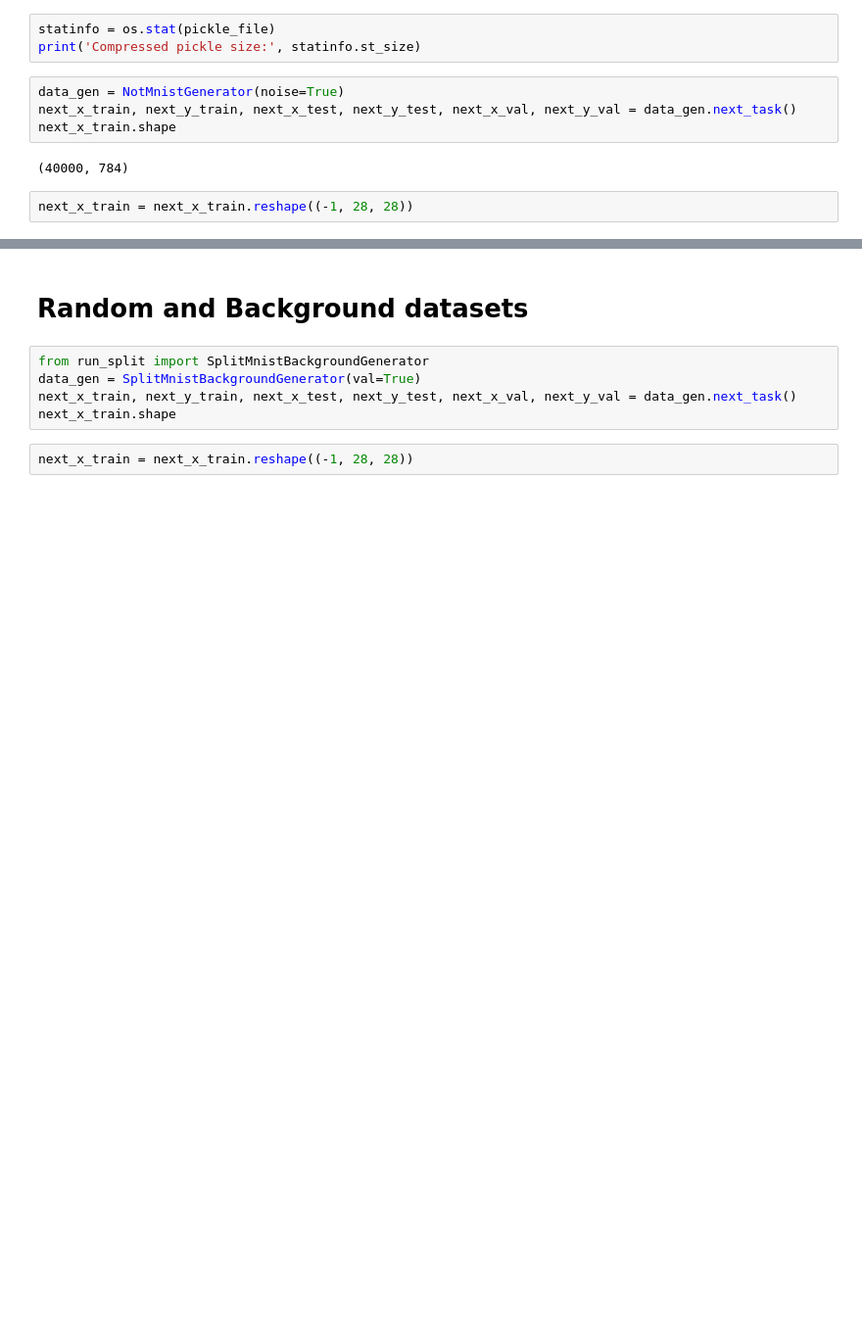
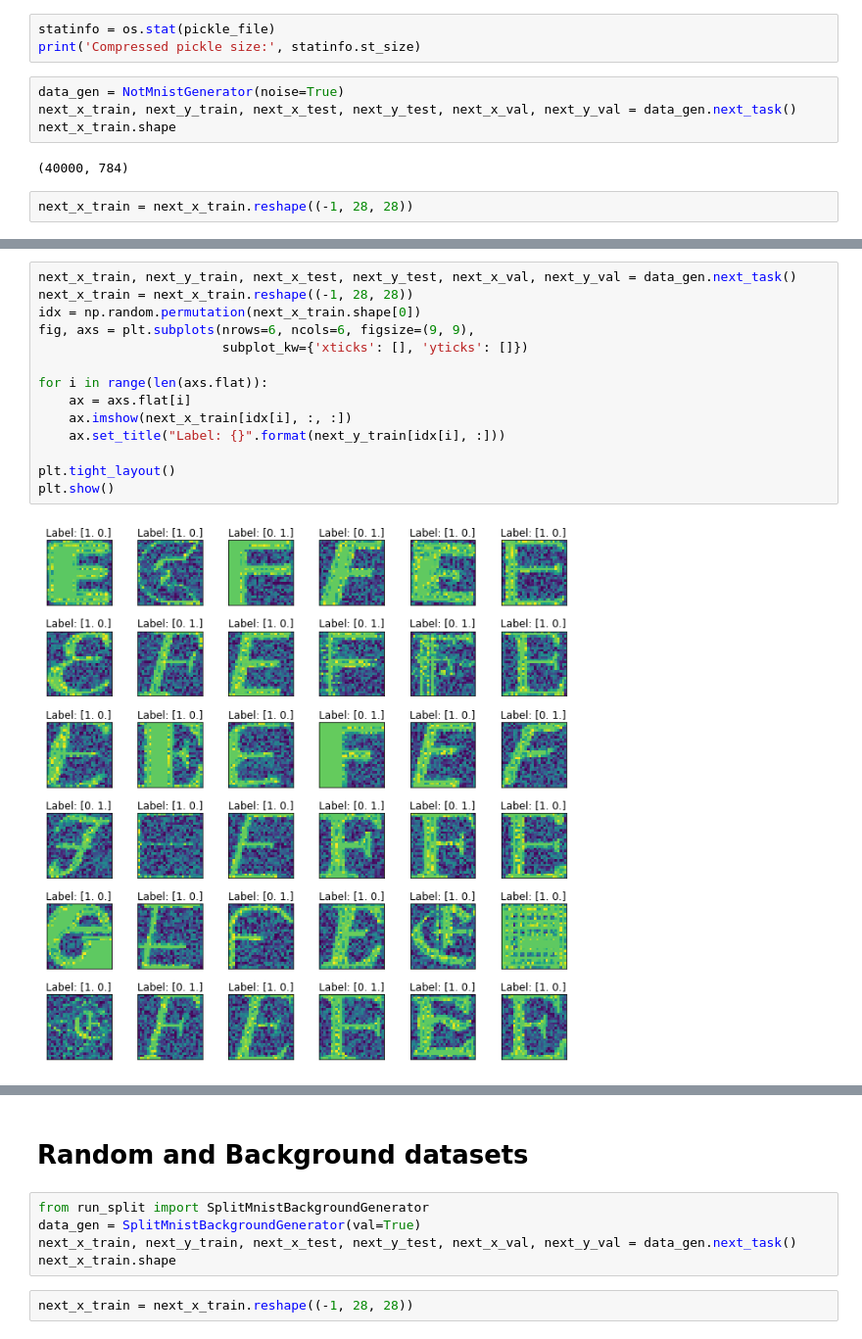
Before and after one commit to skezle/IBP_BNN, a Jupyter notebook: ddm/dataset_vis.ipynb, the cells around one changed output, grey strips where cells are left out. Shown at 98% size. Cells and saved outputs as stored; diff of their text form; blank space fills up the shorter version.

```diff
--- a/ddm/dataset_vis.ipynb
+++ b/ddm/dataset_vis.ipynb
@@ -250,0 +268,16 @@ plt.show()
+# %%
+next_x_train, next_y_train, next_x_test, next_y_test, next_x_val, next_y_val = data_gen.next_task()
+next_x_train = next_x_train.reshape((-1, 28, 28))
+idx = np.random.permutation(next_x_train.shape[0])
+fig, axs = plt.subplots(nrows=6, ncols=6, figsize=(9, 9),
+                        subplot_kw={'xticks': [], 'yticks': []})
+
+for i in range(len(axs.flat)):
+    ax = axs.flat[i]
+    ax.imshow(next_x_train[idx[i], :, :])
+    ax.set_title("Label: {}".format(next_y_train[idx[i], :]))
+
+plt.tight_layout()
+plt.show()
+# %% [output]
+[figure, added]
```
Also changed, not shown: parts of 4 cells of this notebook, 3 other files.
